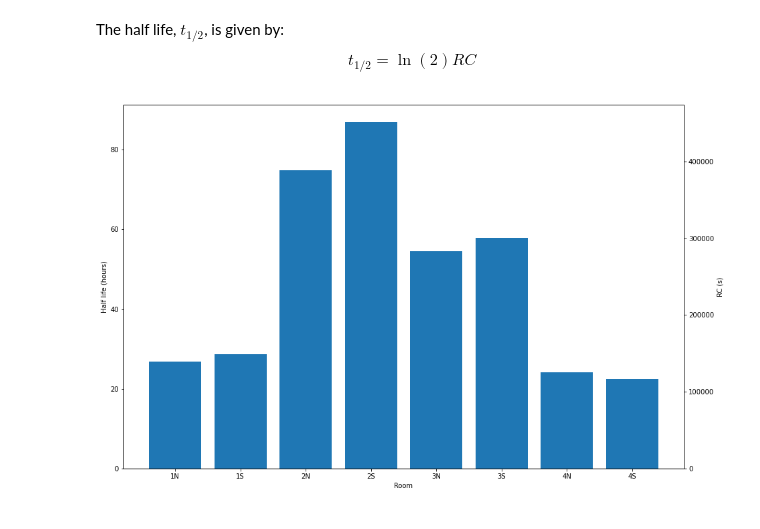
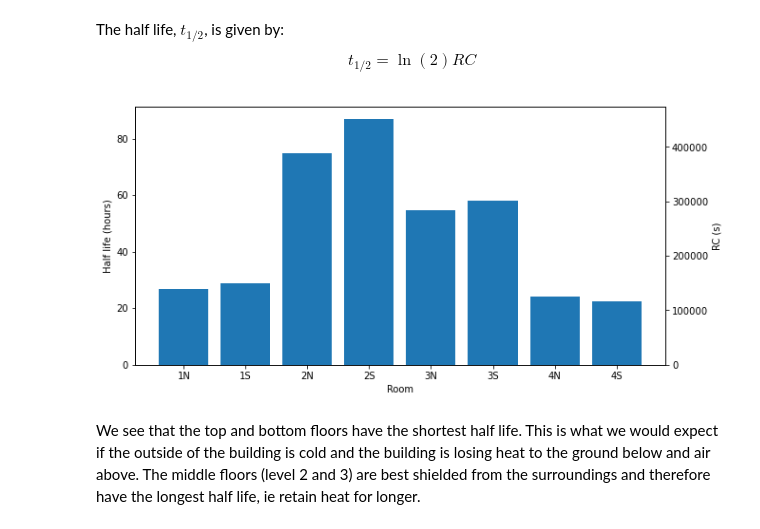
Before and after one commit to harry-rendell/building_simulation, a Jupyter notebook: RC_estimation.ipynb, the cells around one changed output. Saved outputs shown, nothing was run; the diff lists cells and outputs as text; code cells hidden in the pictures.

```diff
--- a/RC_estimation.ipynb
+++ b/RC_estimation.ipynb
@@ -154,13 +151,15 @@ results_halflife = results * np.log(2) / 3600
 The half life, $t_{1/2}$, is given by:
 $$ t_{1/2} = \ln(2) RC $$
 # %%
-fig, ax = plt.subplots(1,1, figsize=(15,10))
+fig, ax = plt.subplots(1,1, figsize=(10,5))
 
 ax.bar(x=results_halflife.index, height=results_halflife.values)
 ax.set(xlabel='Room',ylabel='Half life (hours)');
 
 ax2=ax.twinx()
 ax2.bar(x=results.index, height=results.values)
 ax2.set(xlabel='Room',ylabel='RC (s)');
 # %% [output]
-[figure, old version]
+[figure, new version]
+# %% [markdown]
+We see that the top and bottom floors have the shortest half life. This is what we would expect if the outside of the building is cold and the building is losing heat to the ground below and air above. The middle floors (level 2 and 3) are best shielded from the surroundings and therefore have the longest half life, ie retain heat for longer.
```
Also changed, not shown: parts of 1 cell of this notebook.
